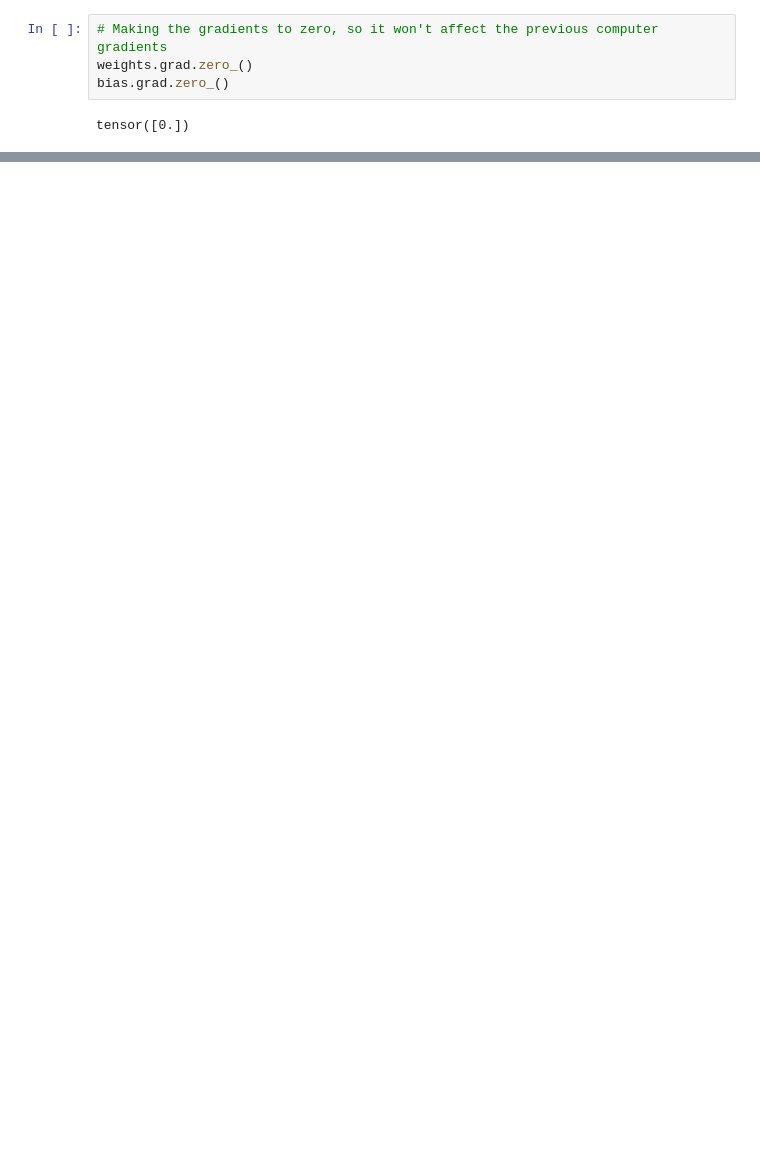
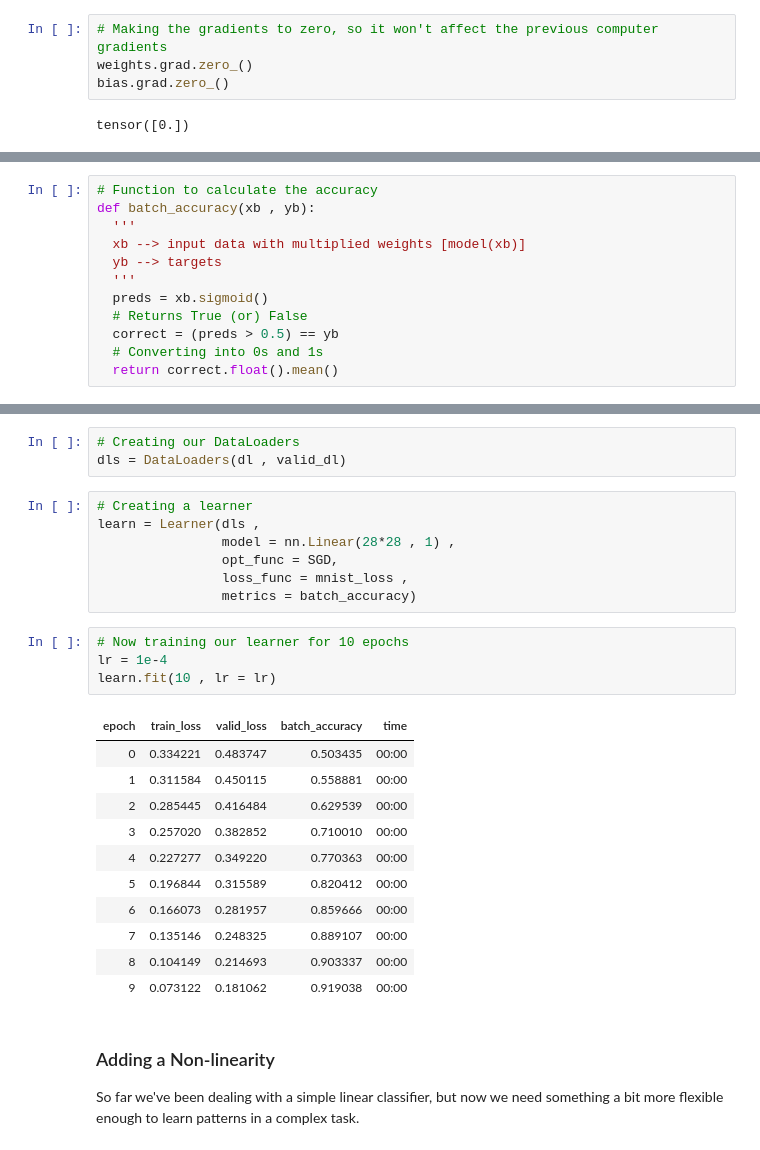
Before and after one commit to ashikshafi08/Learning-Fastai, a Jupyter notebook: Chapter Notebooks/Fastai_Refresher.ipynb, the cells around one changed output, grey strips where cells are left out. Cells and saved outputs as stored; diff of their text form; blank space fills up the shorter version.

```diff
--- a/Chapter Notebooks/Fastai_Refresher.ipynb
+++ b/Chapter Notebooks/Fastai_Refresher.ipynb
@@ -749,0 +790,12 @@ tensor([0.])
+# %%
+# Function to calculate the accuracy
+def batch_accuracy(xb , yb):
+  '''
+  xb --> input data with multiplied weights [model(xb)]
+  yb --> targets
+  '''
+  preds = xb.sigmoid()
+  # Returns True (or) False
+  correct = (preds > 0.5) == yb
+  # Converting into 0s and 1s
+  return correct.float().mean()
@@ -749,0 +970,30 @@ tensor([0.])
+# %%
+# Creating our DataLoaders
+dls = DataLoaders(dl , valid_dl)
+# %%
+# Creating a learner
+learn = Learner(dls ,
+                model = nn.Linear(28*28 , 1) ,
+                opt_func = SGD,
+                loss_func = mnist_loss ,
+                metrics = batch_accuracy)
+# %%
+# Now training our learner for 10 epochs
+lr = 1e-4
+learn.fit(10 , lr = lr)
+# %% [output]
+| epoch | train_loss | valid_loss | batch_accuracy | time |
+| 0 | 0.334221 | 0.483747 | 0.503435 | 00:00 |
+| 1 | 0.311584 | 0.450115 | 0.558881 | 00:00 |
+| 2 | 0.285445 | 0.416484 | 0.629539 | 00:00 |
+| 3 | 0.257020 | 0.382852 | 0.710010 | 00:00 |
+| 4 | 0.227277 | 0.349220 | 0.770363 | 00:00 |
+| 5 | 0.196844 | 0.315589 | 0.820412 | 00:00 |
+| 6 | 0.166073 | 0.281957 | 0.859666 | 00:00 |
+| 7 | 0.135146 | 0.248325 | 0.889107 | 00:00 |
+| 8 | 0.104149 | 0.214693 | 0.903337 | 00:00 |
+| 9 | 0.073122 | 0.181062 | 0.919038 | 00:00 |
+# %% [markdown]
+### Adding a Non-linearity
+
+So far we've been dealing with a simple linear classifier, but now we need something a bit more flexible enough to learn patterns in a complex task.
```
Also changed, not shown: parts of 61 cells of this notebook.
